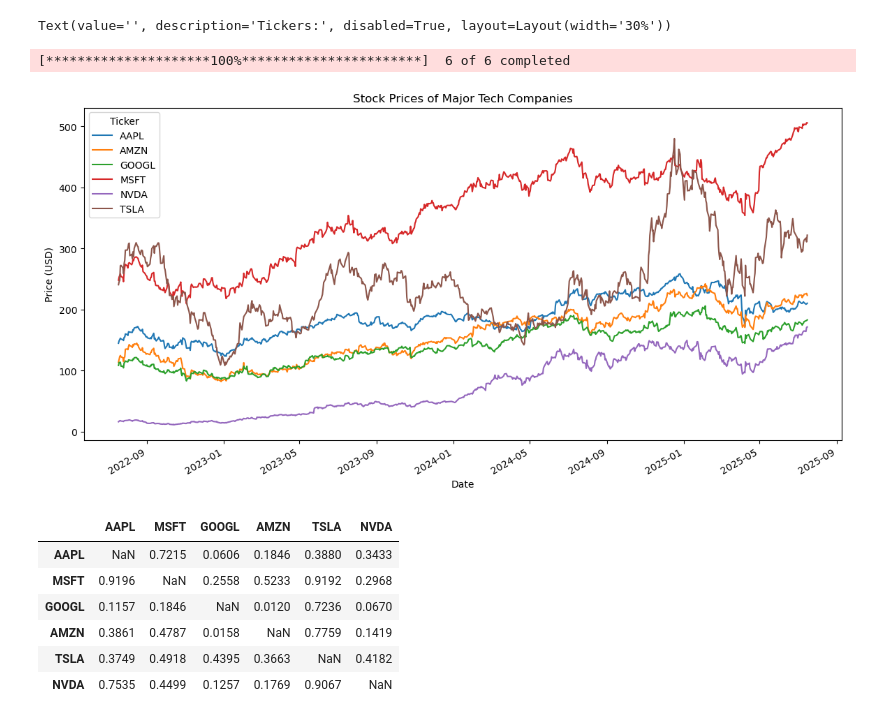
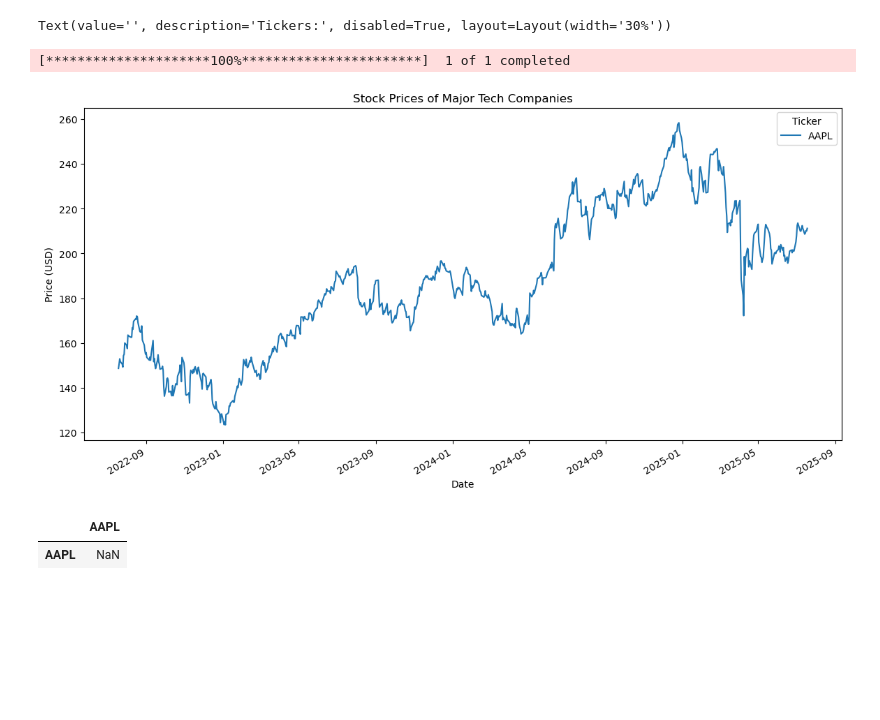
Before and after one commit to TrinidadSeg/pairs-trading-backtester, a Jupyter notebook: notebooks/main_analysis.ipynb, the cells around one changed output. Cells and saved outputs as stored; diff of their text form; code cells hidden in the pictures; blank space fills up the shorter version.

```diff
--- a/notebooks/main_analysis.ipynb
+++ b/notebooks/main_analysis.ipynb
@@ -30,7 +32,7 @@ The results will display the regression parameters, ADF test statistics, and the
 # %%
 import ipywidgets as widgets
 from IPython.display import display, clear_output
-tickers = []
+tickers = ['AAPL']
 tickers_input = widgets.Text(
     value='',
     description='Tickers',
@@ -60,25 +62,24 @@ Text(value='', description='Tickers:', disabled=True, layout=Layout(width='30%')
 # %%
 import yfinance as yf
 import sys
 import pandas as pd
 import numpy as np
 import matplotlib.pyplot as plt
 import seaborn as sns
 import statsmodels.api as sm
 import statsmodels.formula.api as smf
 
 # We will start out by defining the ticker symbols for the stocks we want to analyze.
 # The following code downloads the historical stock prices for a set of major tech companies over the last three years and plots their closing prices.
-tickers = ['AAPL', 'MSFT', 'GOOGL', 'AMZN', 'TSLA', 'NVDA']
 data = yf.download(tickers, period = "3y",)['Close']
 data.plot(figsize=(14, 7))
 plt.title('Stock Prices of Major Tech Companies')
 plt.xlabel('Date')
 plt.ylabel('Price (USD)')
 plt.show()
 # %% [output]
-[*********************100%***********************]  6 of 6 completed
+[*********************100%***********************]  1 of 1 completed
-[figure, old version]
+[figure, new version]
 # %%
 from statsmodels.tsa.stattools import adfuller, coint
 import pandas as pd
@@ -99,13 +100,8 @@ for i in range(len(tickers)):
 # Display the p-value matrix
 display(pval_matrix)
 # %% [output]
-|  | AAPL | MSFT | GOOGL | AMZN | TSLA | NVDA |
-| AAPL | NaN | 0.7215 | 0.0606 | 0.1846 | 0.3880 | 0.3433 |
-| MSFT | 0.9196 | NaN | 0.2558 | 0.5233 | 0.9192 | 0.2968 |
-| GOOGL | 0.1157 | 0.1846 | NaN | 0.0120 | 0.7236 | 0.0670 |
-| AMZN | 0.3861 | 0.4787 | 0.0158 | NaN | 0.7759 | 0.1419 |
-| TSLA | 0.3749 | 0.4918 | 0.4395 | 0.3663 | NaN | 0.4182 |
-| NVDA | 0.7535 | 0.4499 | 0.1257 | 0.1769 | 0.9067 | NaN |
+|  | AAPL |
+| AAPL | NaN |
 # %%
 # We can better visualize the cointegration relationships by plotting the the p-value in a heatma.
 # The heatmap shows the p-values for the cointegration tests between each pair of stocks.
```
Also changed, not shown: parts of 5 cells of this notebook.
